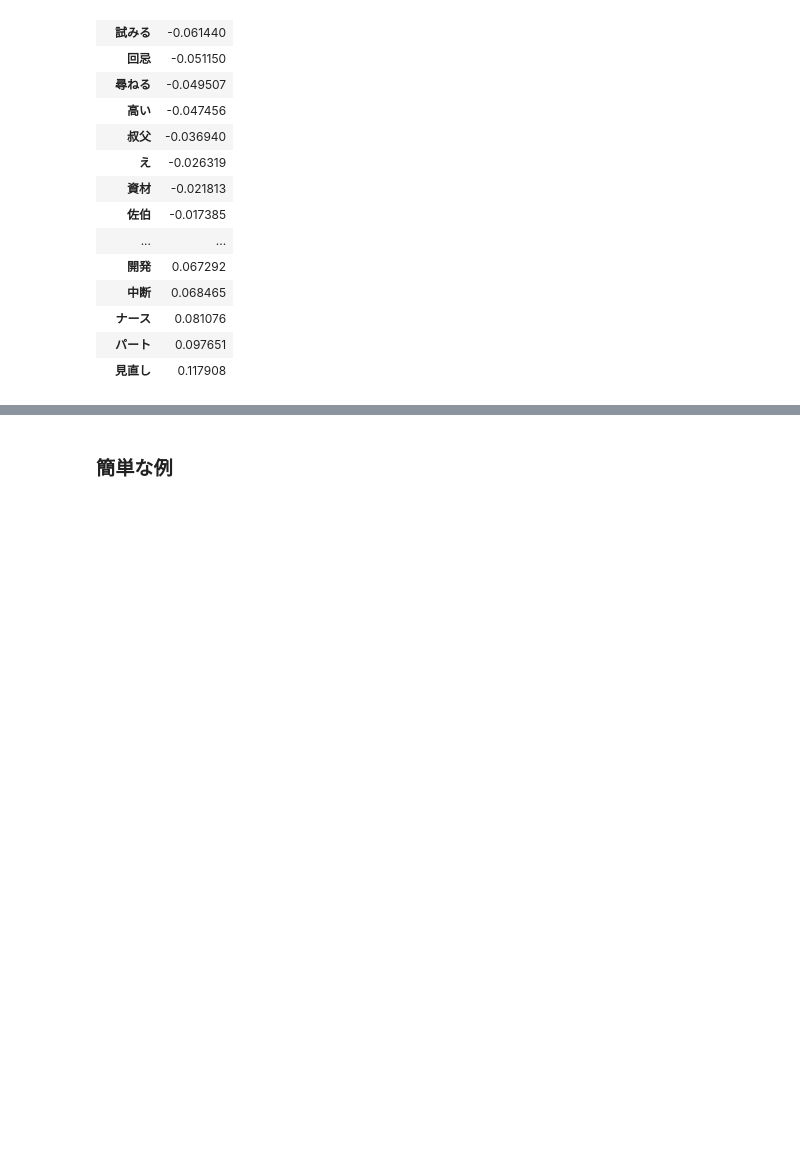
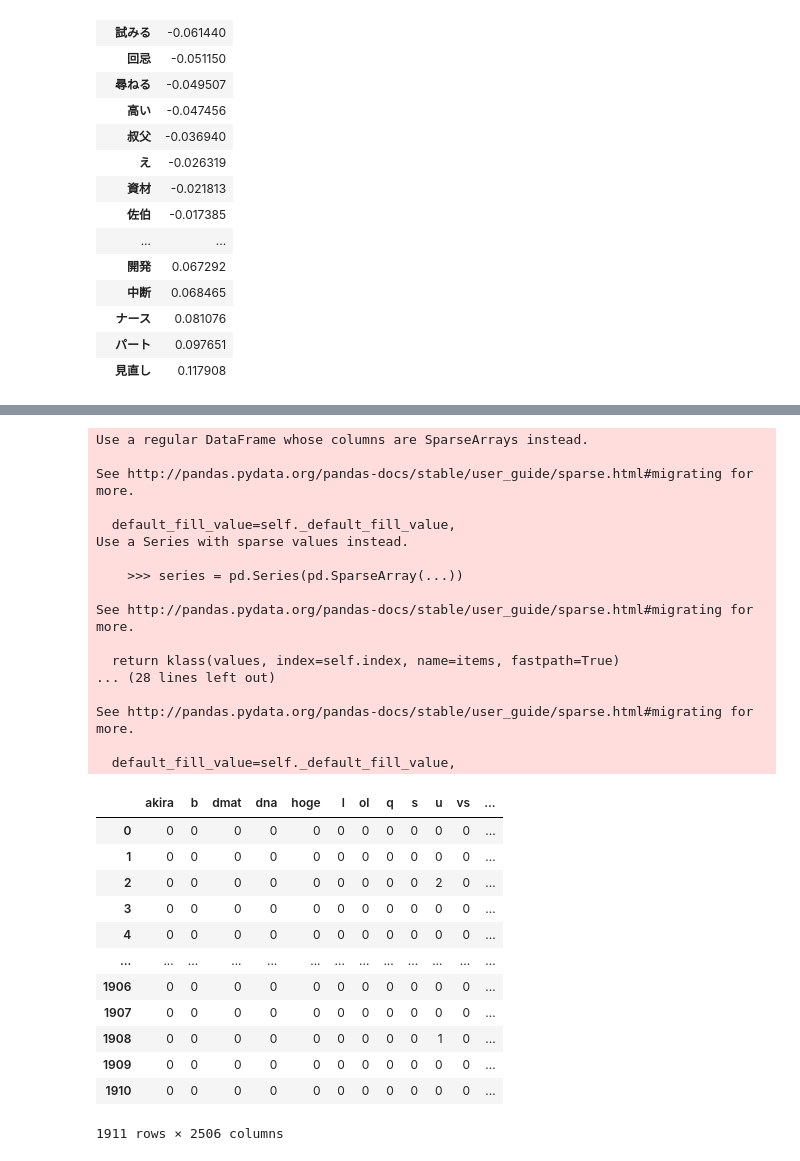
Before and after one commit to c-c-c-c/dm_integration, a Jupyter notebook: myMecab.ipynb, the cells around one changed output, grey strips where cells are left out. Cells and saved outputs as stored; diff of their text form; code cells hidden in the pictures; blank space fills up the shorter version.

```diff
--- a/myMecab.ipynb
+++ b/myMecab.ipynb
@@ -539,12 +657,55 @@ calc_lasso_by_stage(df_stage)
 # %%
-# pd.DataFrame(Xe.toarray(), columns=[ x[0] for x in sorted(bow_vectorizer_early.vocabulary_.items(), key=lambda x: x[1]) ])
+
+bow_vectorizer = CountVectorizer(token_pattern=r"(?u)\b\w+\b")
+X = bow_vectorizer.fit_transform(
+    [str(i) for i in df_stage["epg_tknz"].values]
+)
+
+df_sp = pd.DataFrame(X.toarray(), columns=[ x[0] for x in sorted(bow_vectorizer.vocabulary_.items(), key=lambda x: x[1]) ])
+# %%
+df_sum = df_sp.append(df_sp.sum(), ignore_index = True)
+# %%
+df_filter = df_sum.T[ df_sum.iloc[1911]>30].T
+# %%
+df_resparse = df_filter.to_sparse(fill_value=0)
+# %%
+df_resparse[0:-1]
+# %% [output]
+Use a regular DataFrame whose columns are SparseArrays instead.
+
+See http://pandas.pydata.org/pandas-docs/stable/user_guide/sparse.html#migrating for more.
+
+  default_fill_value=self._default_fill_value,
+Use a Series with sparse values instead.
+
+    >>> series = pd.Series(pd.SparseArray(...))
+
+See http://pandas.pydata.org/pandas-docs/stable/user_guide/sparse.html#migrating for more.
+
+  return klass(values, index=self.index, name=items, fastpath=True)
+... (28 lines left out)
+
+See http://pandas.pydata.org/pandas-docs/stable/user_guide/sparse.html#migrating for more.
+
+  default_fill_value=self._default_fill_value,
+|  | akira | b | dmat | dna | hoge | l | ol | q | s | u | vs | ... |
+| 0 | 0 | 0 | 0 | 0 | 0 | 0 | 0 | 0 | 0 | 0 | 0 | ... |
+| 1 | 0 | 0 | 0 | 0 | 0 | 0 | 0 | 0 | 0 | 0 | 0 | ... |
+| 2 | 0 | 0 | 0 | 0 | 0 | 0 | 0 | 0 | 0 | 2 | 0 | ... |
+| 3 | 0 | 0 | 0 | 0 | 0 | 0 | 0 | 0 | 0 | 0 | 0 | ... |
+| 4 | 0 | 0 | 0 | 0 | 0 | 0 | 0 | 0 | 0 | 0 | 0 | ... |
+| ... | ... | ... | ... | ... | ... | ... | ... | ... | ... | ... | ... | ... |
+| 1906 | 0 | 0 | 0 | 0 | 0 | 0 | 0 | 0 | 0 | 0 | 0 | ... |
+| 1907 | 0 | 0 | 0 | 0 | 0 | 0 | 0 | 0 | 0 | 0 | 0 | ... |
+| 1908 | 0 | 0 | 0 | 0 | 0 | 0 | 0 | 0 | 0 | 1 | 0 | ... |
+| 1909 | 0 | 0 | 0 | 0 | 0 | 0 | 0 | 0 | 0 | 0 | 0 | ... |
+| 1910 | 0 | 0 | 0 | 0 | 0 | 0 | 0 | 0 | 0 | 0 | 0 | ... |
+1911 rows × 2506 columns
 # %%
 #####################
 #
 #以下、授業の残り
 #
 ####################
-# %% [markdown]
-### 簡単な例
 # %%
 # ※これは、演習用に単語文書行列を DataFrame に変換して見やすくしてみるためのコードで、覚える必要はありません
```
Also changed, not shown: parts of 26 cells of this notebook.
